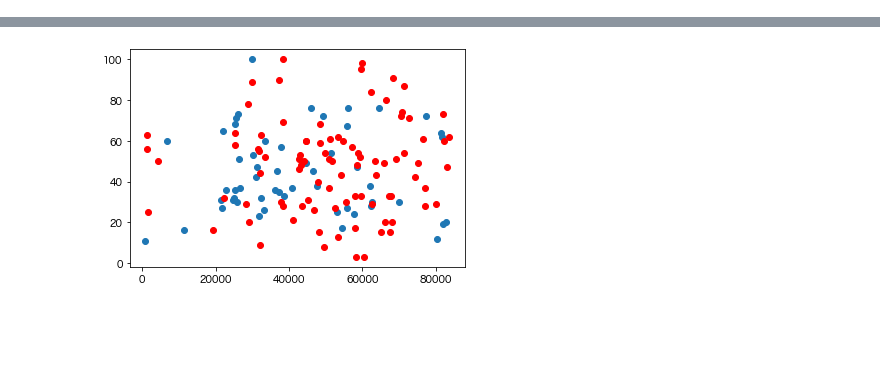
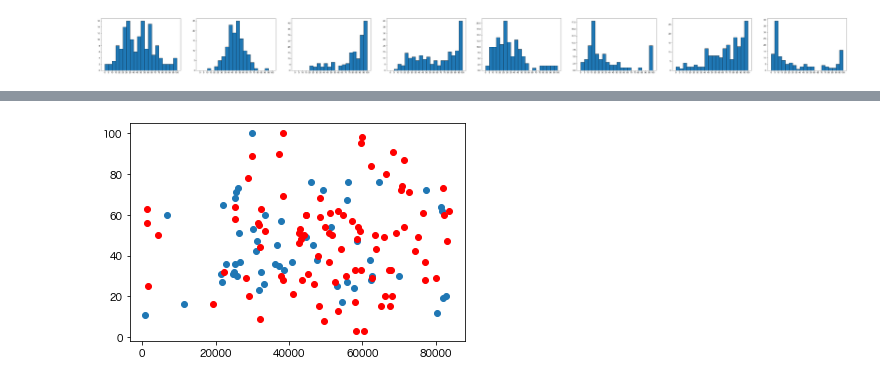
Before and after one commit to Isshin-Py-Sw-La-Me/Portfolio, a Jupyter notebook: bs_2.ipynb, the cells around one changed output, grey strips where cells are left out. Drawn from its saved outputs; the diff is of its cells as text; code cells hidden in the pictures; blank space fills up the shorter version.

```diff
--- a/bs_2.ipynb
+++ b/bs_2.ipynb
@@ -31,11 +31,24 @@ def Frequency_Distribution(data, class_width=None):
                                         for i in range(hist.size)],
                                        name='階級'))
 # %%
+# hist plot - simple
+plt.figure(figsize=(70,5))
+fuse_users = [x for x in range(0,8)]
+x_range = np.arange(0,105,5)
+
 for i in range(len(users)):
-    User_F_data = Frequency_Distribution(df.loc[(df["User"] == users[i]) &
-                                                (df["state"] == "ON") &
-                                                (df["date"] > dt.datetime(2021,12,1)) &
-                                                (df["date"] < dt.datetime(2022,1,31))]["battery"])
-#     User_F_data.plot.bar(x="階級値",y="度数",width=1,ec="k")
-#     plt.savefig("bs_2_results/%s_%d.jpg" % (users[i],i))
+    plt.subplot(1,8,i+1)
+    plt.xticks(x_range)
+    plt.hist(df.loc[(df["User"] == users[i]) &
+                    (df["state"] == "ON") &
+                    (df["date"] > dt.datetime(2021,12,1)) &
+                    (df["date"] < dt.datetime(2022,1,31))]["battery"],
+             range=(0,100),
+             bins=20,
+             ec="black"
+            )
+#     user_data.plot.bar(x="階級値",y="度数",width=1,ec="k")
+#     plt.savefig("bs_2_results/hist_plot_simple.jpg")
+# %% [output]
+[figure, added]
 # %%
```
Also changed, not shown: parts of 3 cells of this notebook.
